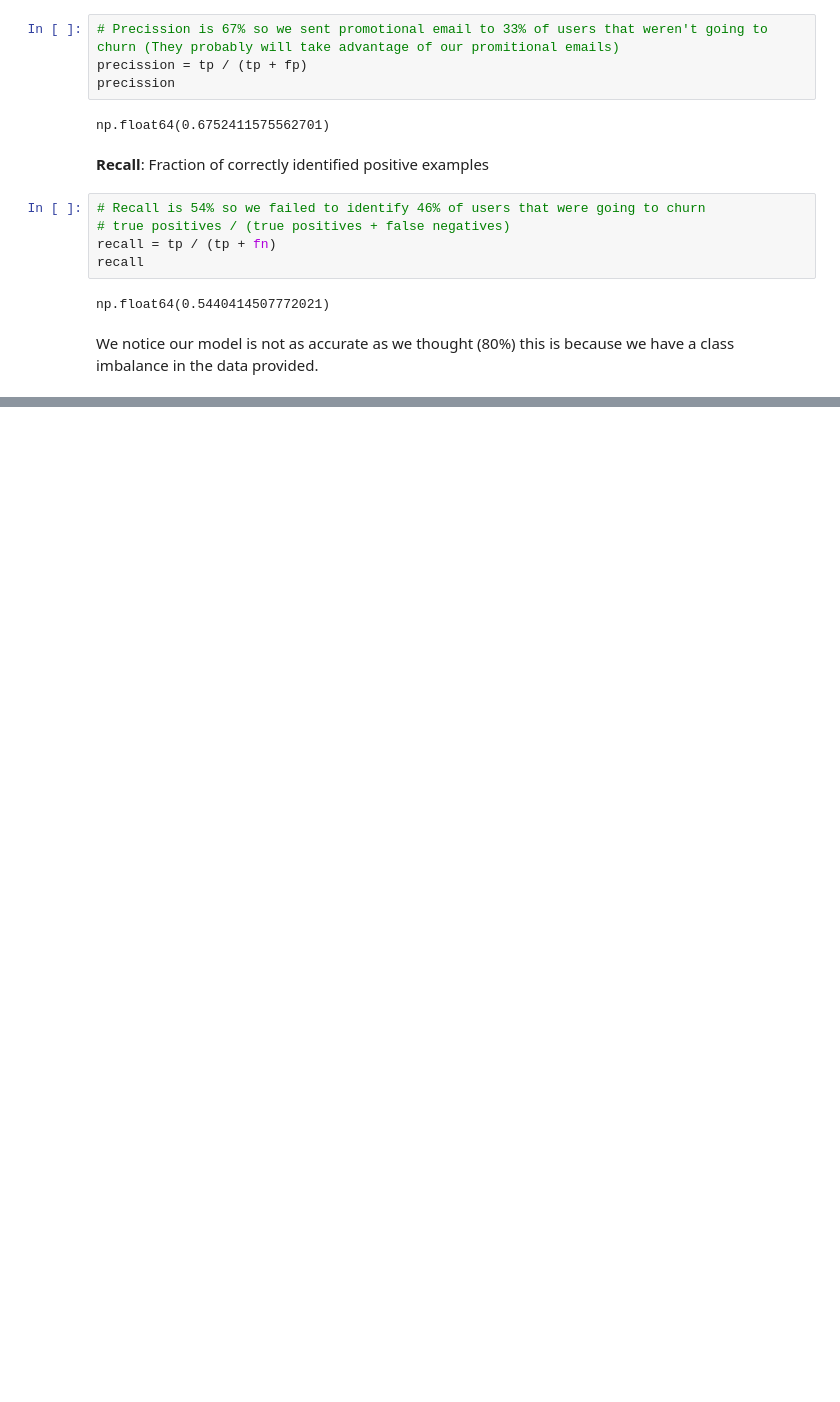
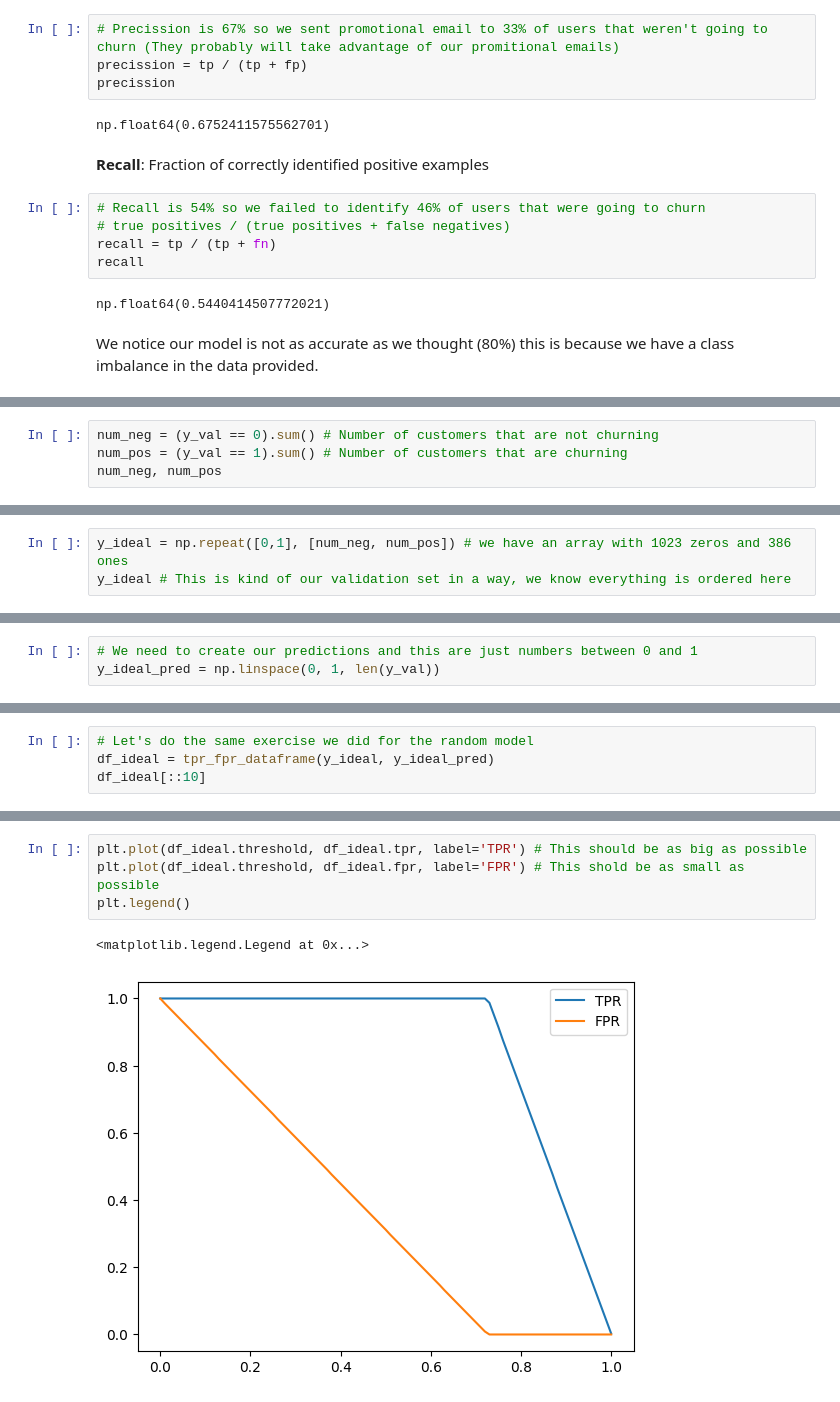
Before and after one commit to kasteion/ml-zoomcamp-2024, a Jupyter notebook: 04-evaluation/04-evaluation-metrics.ipynb, the cells around one changed output, grey strips where cells are left out. Cells and saved outputs as stored; diff of their text form; blank space fills up the shorter version.

```diff
--- a/04-evaluation/04-evaluation-metrics.ipynb
+++ b/04-evaluation/04-evaluation-metrics.ipynb
@@ -226,0 +416,4 @@ We notice our model is not as accurate as we thought (80%) this is because we ha
+# %%
+num_neg = (y_val == 0).sum() # Number of customers that are not churning
+num_pos = (y_val == 1).sum() # Number of customers that are churning
+num_neg, num_pos
@@ -226,0 +422,3 @@ We notice our model is not as accurate as we thought (80%) this is because we ha
+# %%
+y_ideal = np.repeat([0,1], [num_neg, num_pos]) # we have an array with 1023 zeros and 386 ones
+y_ideal # This is kind of our validation set in a way, we know everything is ordered here
@@ -226,0 +427,3 @@ We notice our model is not as accurate as we thought (80%) this is because we ha
+# %%
+# We need to create our predictions and this are just numbers between 0 and 1
+y_ideal_pred = np.linspace(0, 1, len(y_val))
@@ -226,0 +440,4 @@ We notice our model is not as accurate as we thought (80%) this is because we ha
+# %%
+# Let's do the same exercise we did for the random model
+df_ideal = tpr_fpr_dataframe(y_ideal, y_ideal_pred)
+df_ideal[::10]
@@ -226,0 +457,7 @@ We notice our model is not as accurate as we thought (80%) this is because we ha
+# %%
+plt.plot(df_ideal.threshold, df_ideal.tpr, label='TPR') # This should be as big as possible
+plt.plot(df_ideal.threshold, df_ideal.fpr, label='FPR') # This shold be as small as possible
+plt.legend()
+# %% [output]
+<matplotlib.legend.Legend at 0x...>
+[figure, added]
```
Also changed, not shown: parts of 28 cells of this notebook.
